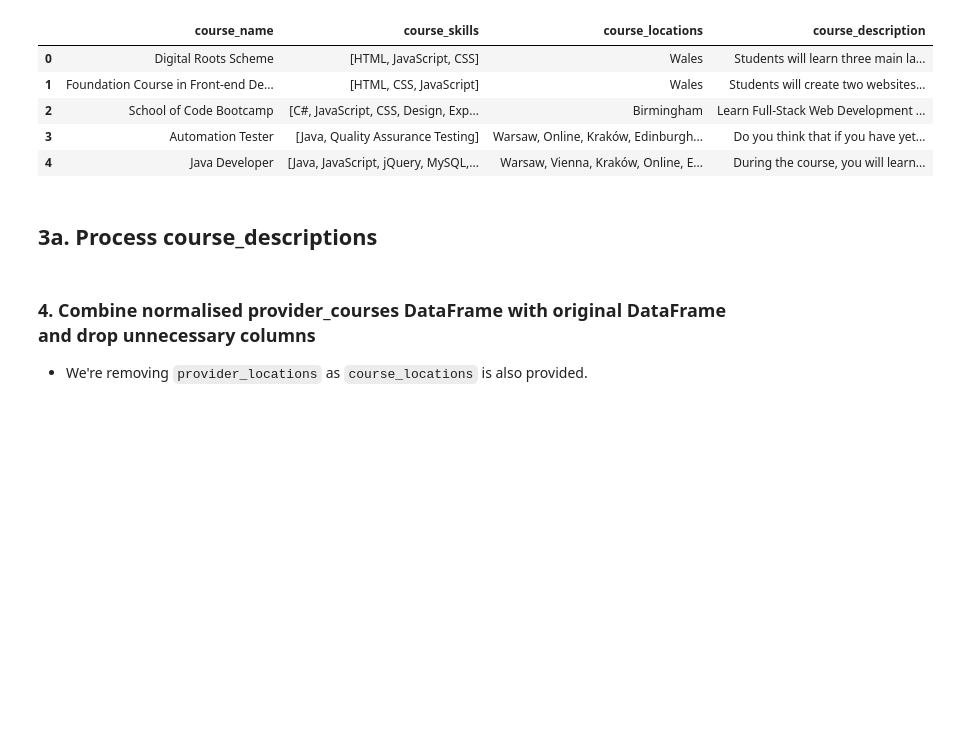
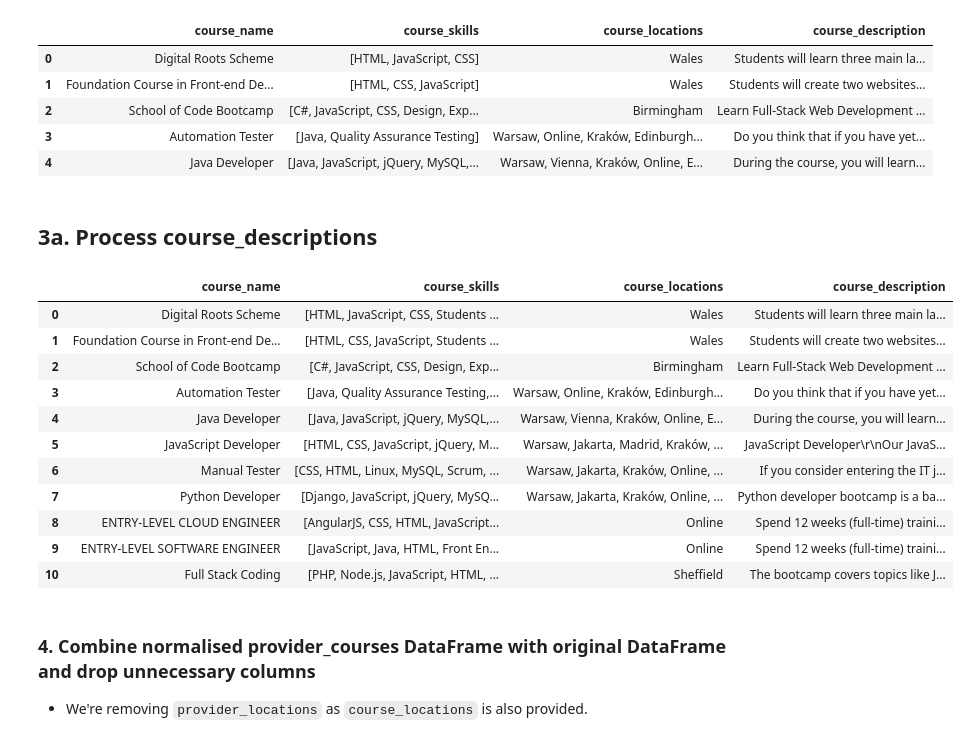
Before and after one commit to beaver-factory/bootcamp_benchmark, a Jupyter notebook: processors/processor_course_report/app.ipynb, the cells around one changed output. Drawn from its saved outputs; the diff is of its cells as text; code cells hidden in the pictures; blank space fills up the shorter version.

Commit message:
feat: update notebook with extra step

```diff
--- a/processors/processor_course_report/app.ipynb
+++ b/processors/processor_course_report/app.ipynb
@@ -81,20 +82,32 @@ normalised_courses.head()
 | 4 | Java Developer | [Java, JavaScript, jQuery, MySQL,... | Warsaw, Vienna, Kraków, Online, E... | During the course, you will learn... |
 # %% [markdown]
 ## 3a. Process course_descriptions
-# %%
-first_row = normalised_courses.iloc[0]
-
-extracted_skills = first_row['course_description']
-
-full_skills_list = first_row['course_skills'].append(extracted_skills)
-
-full_skills_list
-
-# deduped_skills = list(set(full_skills_list))
-
-# first_row['course_skills'] = deduped_skills
-
-# first_row
+# %%
+
+def consolidate_desc_into_skills(row):
+
+    extracted_skills = row['course_description']
+
+    row['course_skills'].append(extracted_skills)
+
+    return row
+
+normalised_courses.apply(lambda x:consolidate_desc_into_skills(x), axis=1)
+
+normalised_courses
+# %% [output]
+|  | course_name | course_skills | course_locations | course_description |
+| 0 | Digital Roots Scheme | [HTML, JavaScript, CSS, Students ... | Wales | Students will learn three main la... |
+| 1 | Foundation Course in Front-end De... | [HTML, CSS, JavaScript, Students ... | Wales | Students will create two websites... |
+| 2 | School of Code Bootcamp | [C#, JavaScript, CSS, Design, Exp... | Birmingham | Learn Full-Stack Web Development ... |
+| 3 | Automation Tester | [Java, Quality Assurance Testing,... | Warsaw, Online, Kraków, Edinburgh... | Do you think that if you have yet... |
+| 4 | Java Developer | [Java, JavaScript, jQuery, MySQL,... | Warsaw, Vienna, Kraków, Online, E... | During the course, you will learn... |
+| 5 | JavaScript Developer | [HTML, CSS, JavaScript, jQuery, M... | Warsaw, Jakarta, Madrid, Kraków, ... | JavaScript Developer\r\nOur JavaS... |
+| 6 | Manual Tester | [CSS, HTML, Linux, MySQL, Scrum, ... | Warsaw, Jakarta, Kraków, Online, ... | If you consider entering the IT j... |
+| 7 | Python Developer | [Django, JavaScript, jQuery, MySQ... | Warsaw, Jakarta, Kraków, Online, ... | Python developer bootcamp is a ba... |
+| 8 | ENTRY-LEVEL CLOUD ENGINEER | [AngularJS, CSS, HTML, JavaScript... | Online | Spend 12 weeks (full-time) traini... |
+| 9 | ENTRY-LEVEL SOFTWARE ENGINEER | [JavaScript, Java, HTML, Front En... | Online | Spend 12 weeks (full-time) traini... |
+| 10 | Full Stack Coding | [PHP, Node.js, JavaScript, HTML, ... | Sheffield | The bootcamp covers topics like J... |
 # %% [markdown]
 ### 4. Combine normalised provider_courses DataFrame with original DataFrame and drop unnecessary columns
 
```
Also changed, not shown: parts of 6 cells of this notebook.
